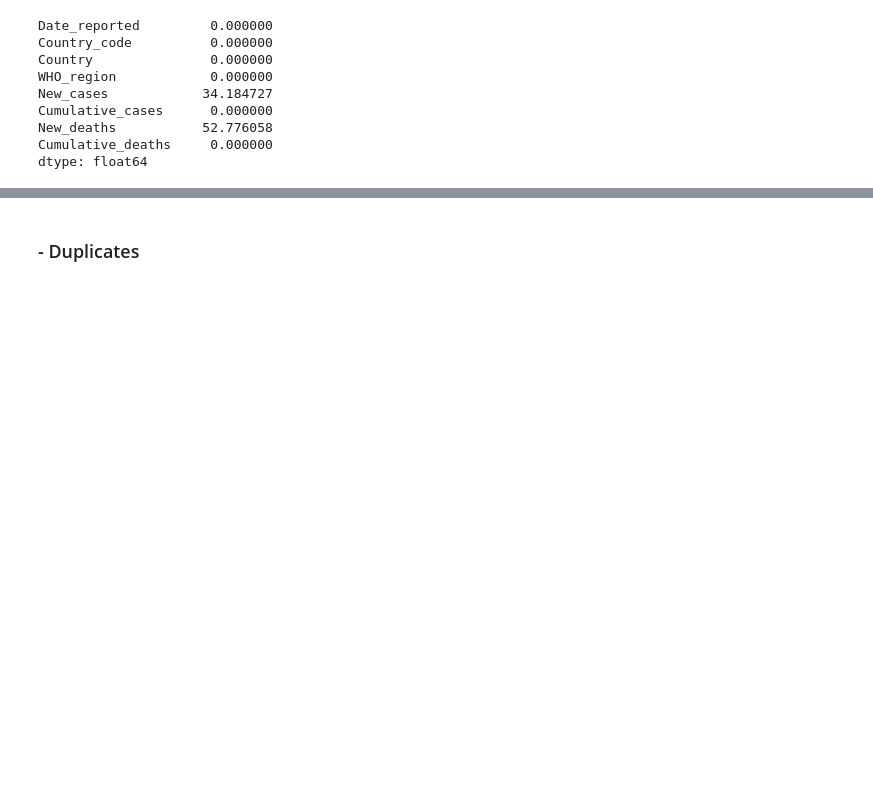
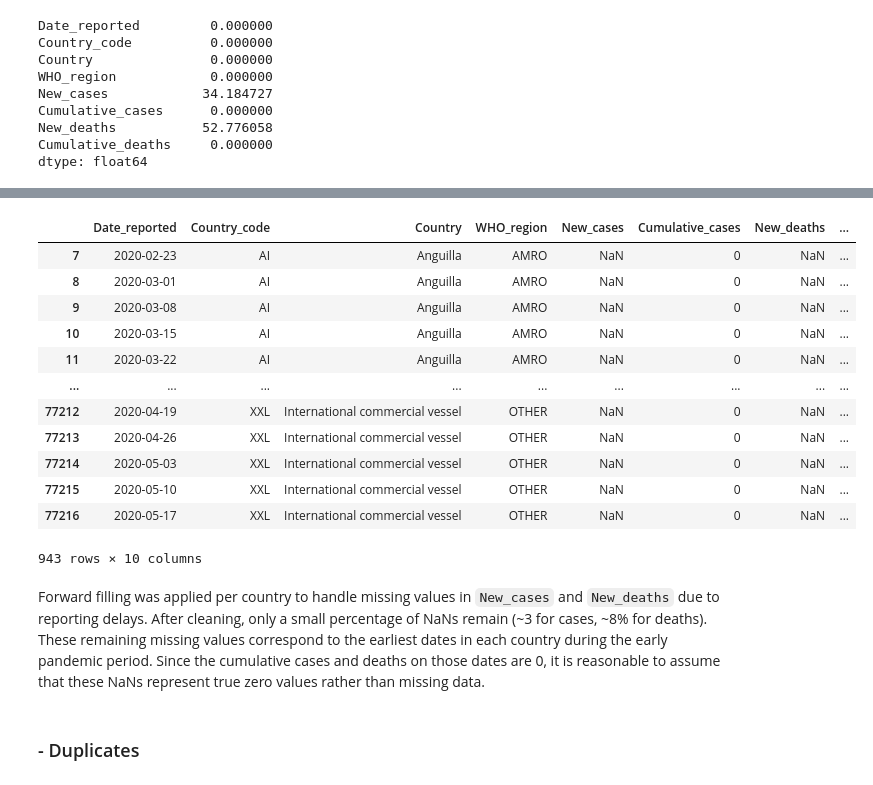
Before and after one commit to Carlos475-create/final-project-eda-dashboard, a Jupyter notebook: notebooks/01_covid_data_inspection.ipynb, the cells around one changed output, grey strips where cells are left out. Saved outputs shown, nothing was run; the diff lists cells and outputs as text; code cells hidden in the pictures; blank space fills up the shorter version.

Commit message:
Clean Covid Dataset: fix missing values and standarize columns

```diff
--- a/notebooks/01_covid_data_inspection.ipynb
+++ b/notebooks/01_covid_data_inspection.ipynb
@@ -179,0 +179,2 @@ Further inspection is needed to distinguish between the two.
+# %%
+covid_data[['New_cases_clean', 'New_deaths_clean']] = (covid_data.groupby('Country')[['New_cases', 'New_deaths']].ffill())
@@ -180,3 +195,21 @@ Further inspection is needed to distinguish between the two.
+# %%
+covid_data[covid_data['New_cases_clean'].isna()].groupby('Country').tail()
+# %% [output]
+|  | Date_reported | Country_code | Country | WHO_region | New_cases | Cumulative_cases | New_deaths | ... |
+| 7 | 2020-02-23 | AI | Anguilla | AMRO | NaN | 0 | NaN | ... |
+| 8 | 2020-03-01 | AI | Anguilla | AMRO | NaN | 0 | NaN | ... |
+| 9 | 2020-03-08 | AI | Anguilla | AMRO | NaN | 0 | NaN | ... |
+| 10 | 2020-03-15 | AI | Anguilla | AMRO | NaN | 0 | NaN | ... |
+| 11 | 2020-03-22 | AI | Anguilla | AMRO | NaN | 0 | NaN | ... |
+| ... | ... | ... | ... | ... | ... | ... | ... | ... |
+| 77212 | 2020-04-19 | XXL | International commercial vessel | OTHER | NaN | 0 | NaN | ... |
+| 77213 | 2020-04-26 | XXL | International commercial vessel | OTHER | NaN | 0 | NaN | ... |
+| 77214 | 2020-05-03 | XXL | International commercial vessel | OTHER | NaN | 0 | NaN | ... |
+| 77215 | 2020-05-10 | XXL | International commercial vessel | OTHER | NaN | 0 | NaN | ... |
+| 77216 | 2020-05-17 | XXL | International commercial vessel | OTHER | NaN | 0 | NaN | ... |
+943 rows × 10 columns
+# %% [markdown]
+Forward filling was applied per country to handle missing values in `New_cases` and `New_deaths` due to reporting delays. After cleaning, only a small percentage of NaNs remain (~3 for cases, ~8% for deaths). These remaining missing values correspond to the earliest dates in each country during the early pandemic period. Since the cumulative cases and deaths on those dates are 0, it is reasonable to assume that these NaNs represent true zero values rather than missing data.
 # %% [markdown]
 ### - Duplicates
 # %%
```
Also changed, not shown: parts of 8 cells of this notebook, 2 other files.
